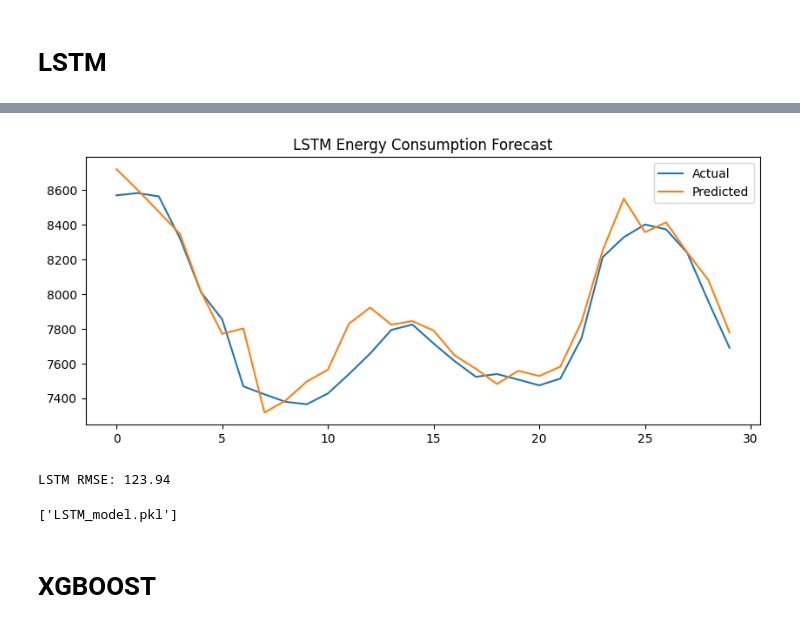
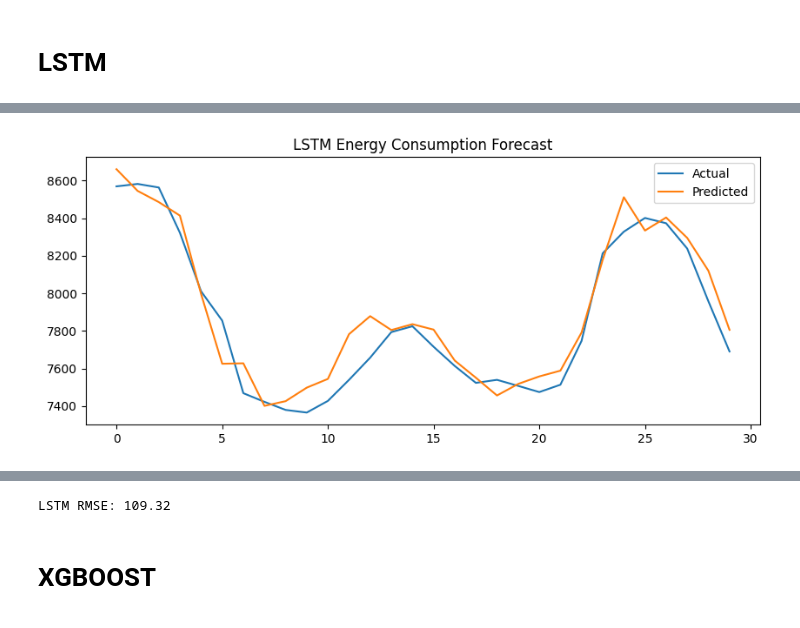
Before and after one commit to AshuuMishra/Hourly_energy_consumption_forecast, a Jupyter notebook: Hourly_energy_consumption_forecast.ipynb, the cells around one changed output, grey strips where cells are left out. Cells and saved outputs as stored; diff of their text form; code cells hidden in the pictures.

```diff
--- a/Hourly_energy_consumption_forecast.ipynb
+++ b/Hourly_energy_consumption_forecast.ipynb
@@ -252,6 +252,6 @@ lstm_rmse = np.sqrt(mean_squared_error(y_test_inv, y_pred_inv))
 print(f'LSTM RMSE: {lstm_rmse:.2f}')
 
 # Save LSTM model
-joblib.dump(model, 'LSTM_model.pkl')
+model.save('lstm_model.h5')
 # %% [output]
 Epoch 1/10
@@ -257,0 +274 @@ Epoch 1/10
+[figure, new version]
@@ -278,6 +276,4 @@ Epoch 10/10
-[figure, old version]
-LSTM RMSE: 123.94
+LSTM RMSE: 109.32
-['LSTM_model.pkl']
 # %% [markdown]
 # **XGBOOST**
 # %%
```
Also changed, not shown: parts of 9 cells of this notebook.
